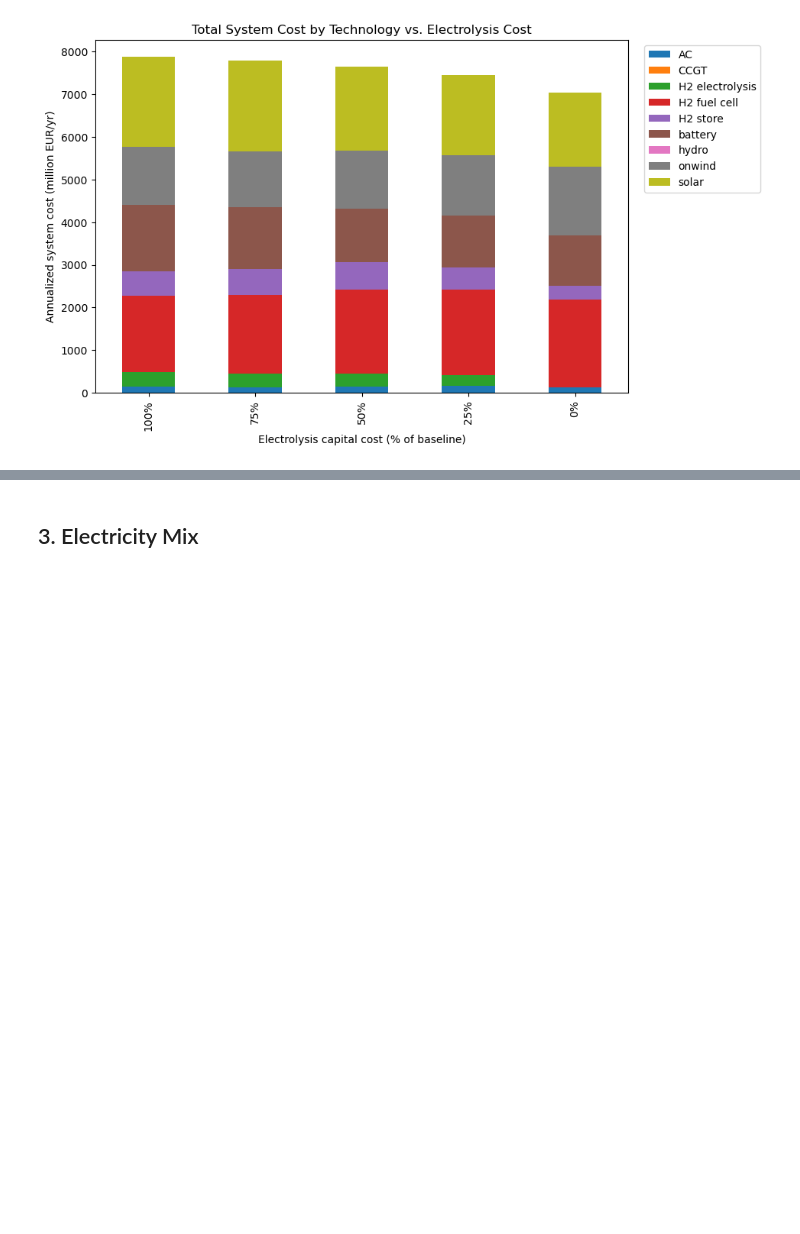
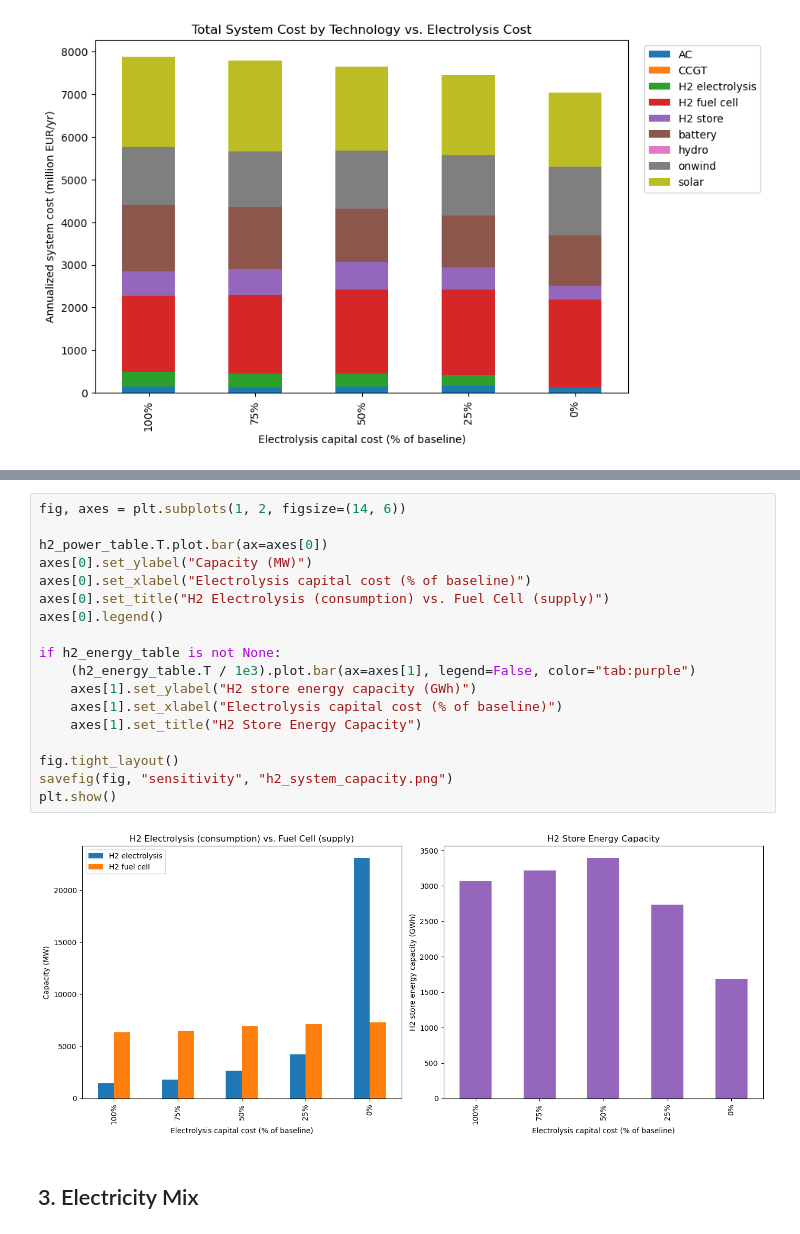
Before and after one commit to ssebastian0626/DSEM-assignment-4-, a Jupyter notebook: notebooks/10_sensitivity_results_analysis.ipynb, the cells around one changed output, grey strips where cells are left out. Drawn from its saved outputs; the diff is of its cells as text; blank space fills up the shorter version.

```diff
--- a/notebooks/10_sensitivity_results_analysis.ipynb
+++ b/notebooks/10_sensitivity_results_analysis.ipynb
@@ -150,3 +169,23 @@ plt.show()
+# %%
+fig, axes = plt.subplots(1, 2, figsize=(14, 6))
+
+h2_power_table.T.plot.bar(ax=axes[0])
+axes[0].set_ylabel("Capacity (MW)")
+axes[0].set_xlabel("Electrolysis capital cost (% of baseline)")
+axes[0].set_title("H2 Electrolysis (consumption) vs. Fuel Cell (supply)")
+axes[0].legend()
+
+if h2_energy_table is not None:
+    (h2_energy_table.T / 1e3).plot.bar(ax=axes[1], legend=False, color="tab:purple")
+    axes[1].set_ylabel("H2 store energy capacity (GWh)")
+    axes[1].set_xlabel("Electrolysis capital cost (% of baseline)")
+    axes[1].set_title("H2 Store Energy Capacity")
+
+fig.tight_layout()
+savefig(fig, "sensitivity", "h2_system_capacity.png")
+plt.show()
+# %% [output]
+[figure, added]
 # %% [markdown]
 ## 3. Electricity Mix
 # %%
```
Also changed, not shown: parts of 7 cells of this notebook, 2 other files.
